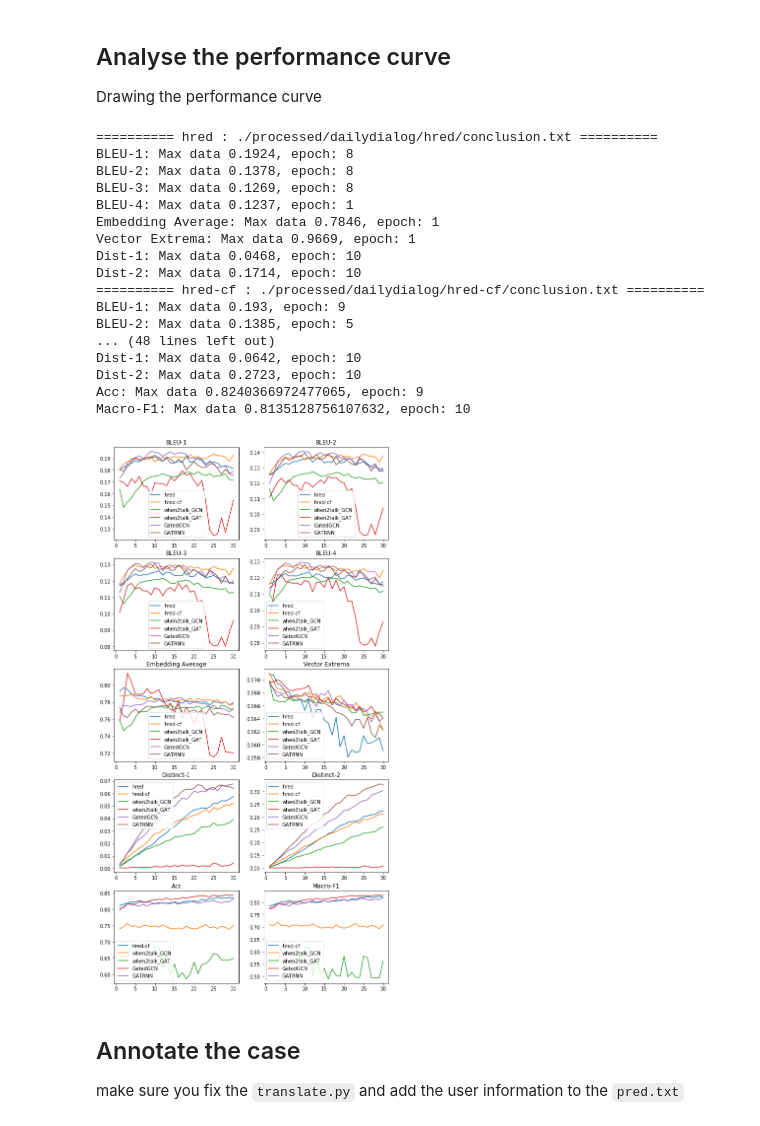
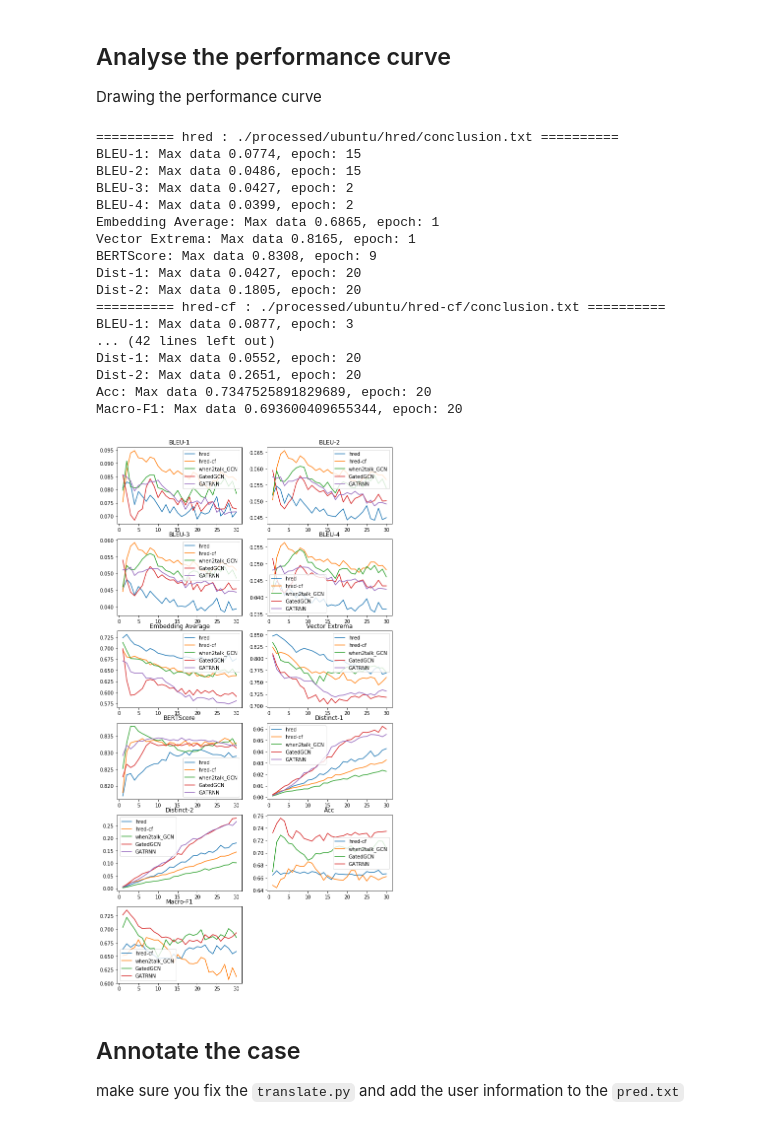
Before and after one commit to gmftbyGMFTBY/WhenToSpeak, a Jupyter notebook: analyse.ipynb, the cells around one changed output. Cells and saved outputs as stored; diff of their text form; code cells hidden in the pictures.

```diff
--- a/analyse.ipynb
+++ b/analyse.ipynb
@@ -20,6 +20,7 @@ def read_file(path, size=20):
         bleu1, bleu2, bleu3, bleu4 = [], [], [], []
         dist1, dist2, acc, macro, micro = [], [], [], [], []
         embedding_average, vector_extrema = [], []
+        bert_score = []
         for line in f.readlines():
             line = line.strip()
             if 'BLEU-1' in line:
@@ -36,6 +37,8 @@ def read_file(path, size=20):
                 vector_extrema.append(float(line.replace('Vector Extrema: ', '')))
             elif 'Decision Acc' in line:
                 acc.append(float(line.replace('Decision Acc: ', '')))
+            elif 'BERTScore' in line:
+                bert_score.append(float(line.replace('BERTScore: ', '')))
             elif 'F1' in line:
                 ma, mi = line.split(',')
                 macro.append(float(ma.replace('Decision macro-F1: ', '')))
@@ -51,11 +54,12 @@ def read_file(path, size=20):
     assert len(bleu4) == size, f'{path}: {len(bleu4)}'
     assert len(embedding_average) == size, f'{path}: {len(embedding_average)}'
     assert len(vector_extrema) == size, f'{path}: {len(vector_extrema)}'
+    assert len(bert_score) == size, f'{path}: {len(bert_score)}'
     assert len(dist1) == size, f'{path}: {len(dist1)}'
     assert len(dist2) == size, f'{path}: {len(dist2)}'
     # assert len(acc) == size, f'{path}: {len(acc)}'
     # assert len(macro) == size, f'{path}: {len(macro)}'
 
-    return (bleu1, bleu2, bleu3, bleu4, embedding_average, vector_extrema,
+    return (bleu1, bleu2, bleu3, bleu4, embedding_average, vector_extrema, bert_score,
             dist1, dist2, acc, macro)
 # %%
@@ -119,59 +127,61 @@ for m, path in zip(models, paths):
     if data:
         dataset.append(data)
         meta_data('BLEU-1', data[0],
-                  min_threshold=10, max_threshold=22)
+                  min_threshold=10, max_threshold=31)
         meta_data('BLEU-2', data[1],
-                  min_threshold=10, max_threshold=22)
+                  min_threshold=10, max_threshold=31)
         meta_data('BLEU-3', data[2],
-                  min_threshold=10, max_threshold=22)
+                  min_threshold=10, max_threshold=31)
         meta_data('BLEU-4', data[3],
-                  min_threshold=10, max_threshold=22)
+                  min_threshold=10, max_threshold=31)
         meta_data('Embedding Average', data[4],
-                  min_threshold=10, max_threshold=22)
+                  min_threshold=10, max_threshold=31)
         meta_data('Vector Extrema', data[5],
-                  min_threshold=10, max_threshold=22)
-        meta_data('Dist-1', data[6],
-                  min_threshold=10, max_threshold=20)
-        meta_data('Dist-2', data[7],
-                  min_threshold=10, max_threshold=20)
-        meta_data('Acc', data[8],
-                  min_threshold=10, max_threshold=20)
-        meta_data('Macro-F1', data[9],
-                  min_threshold=10, max_threshold=20)
+                  min_threshold=10, max_threshold=31)
+        meta_data('BERTScore', data[6],
+                  min_threshold=10, max_threshold=31)
+        meta_data('Dist-1', data[7],
+                  min_threshold=10, max_threshold=31)
+        meta_data('Dist-2', data[8],
+                  min_threshold=10, max_threshold=31)
+        meta_data('Acc', data[9],
+                  min_threshold=10, max_threshold=31)
+        meta_data('Macro-F1', data[10],
+                  min_threshold=10, max_threshold=31)
 # %% [output]
-========== hred : ./processed/dailydialog/hred/conclusion.txt ==========
-BLEU-1: Max data 0.1924, epoch: 8
-BLEU-2: Max data 0.1378, epoch: 8
-BLEU-3: Max data 0.1269, epoch: 8
-BLEU-4: Max data 0.1237, epoch: 1
-Embedding Average: Max data 0.7846, epoch: 1
-Vector Extrema: Max data 0.9669, epoch: 1
-Dist-1: Max data 0.0468, epoch: 10
-Dist-2: Max data 0.1714, epoch: 10
-========== hred-cf : ./processed/dailydialog/hred-cf/conclusion.txt ==========
-BLEU-1: Max data 0.193, epoch: 9
-BLEU-2: Max data 0.1385, epoch: 5
-... (48 lines left out)
-Dist-1: Max data 0.0642, epoch: 10
-Dist-2: Max data 0.2723, epoch: 10
-Acc: Max data 0.8240366972477065, epoch: 9
-Macro-F1: Max data 0.8135128756107632, epoch: 10
+========== hred : ./processed/ubuntu/hred/conclusion.txt ==========
+BLEU-1: Max data 0.0774, epoch: 15
+BLEU-2: Max data 0.0486, epoch: 15
+BLEU-3: Max data 0.0427, epoch: 2
+BLEU-4: Max data 0.0399, epoch: 2
+Embedding Average: Max data 0.6865, epoch: 1
+Vector Extrema: Max data 0.8165, epoch: 1
+BERTScore: Max data 0.8308, epoch: 9
+Dist-1: Max data 0.0427, epoch: 20
+Dist-2: Max data 0.1805, epoch: 20
+========== hred-cf : ./processed/ubuntu/hred-cf/conclusion.txt ==========
+BLEU-1: Max data 0.0877, epoch: 3
+... (42 lines left out)
+Dist-1: Max data 0.0552, epoch: 20
+Dist-2: Max data 0.2651, epoch: 20
+Acc: Max data 0.7347525891829689, epoch: 20
+Macro-F1: Max data 0.693600409655344, epoch: 20
 # %%
 plt.figure(figsize=(10, 20))
-sub = [plt.subplot(5, 2, 1), plt.subplot(5, 2, 2), plt.subplot(5, 2, 3),
-       plt.subplot(5, 2, 4), plt.subplot(5, 2, 5), plt.subplot(5, 2, 6),
-       plt.subplot(5, 2, 7), plt.subplot(5, 2, 8), plt.subplot(5, 2, 9),
-       plt.subplot(5, 2, 10)]
+sub = [plt.subplot(6, 2, 1), plt.subplot(6, 2, 2), plt.subplot(6, 2, 3),
+       plt.subplot(6, 2, 4), plt.subplot(6, 2, 5), plt.subplot(6, 2, 6),
+       plt.subplot(6, 2, 7), plt.subplot(6, 2, 8), plt.subplot(6, 2, 9),
+       plt.subplot(6, 2, 10), plt.subplot(6, 2, 11)]
 
 for d, m in zip(dataset, models):
     try:
         draw_curve(*sub, *d, m)
     except:
         raise Exception(f'[!] Error from {m}')
 
 plt.savefig(f'./img/{dataset_name}.png')
 # %% [output]
-[figure, old version]
+[figure, new version]
 # %% [markdown]
 ## Annotate the case
 make sure you fix the `translate.py` and add the user information to the `pred.txt`
```
Also changed, not shown: parts of 2 cells of this notebook, 5 other files.
